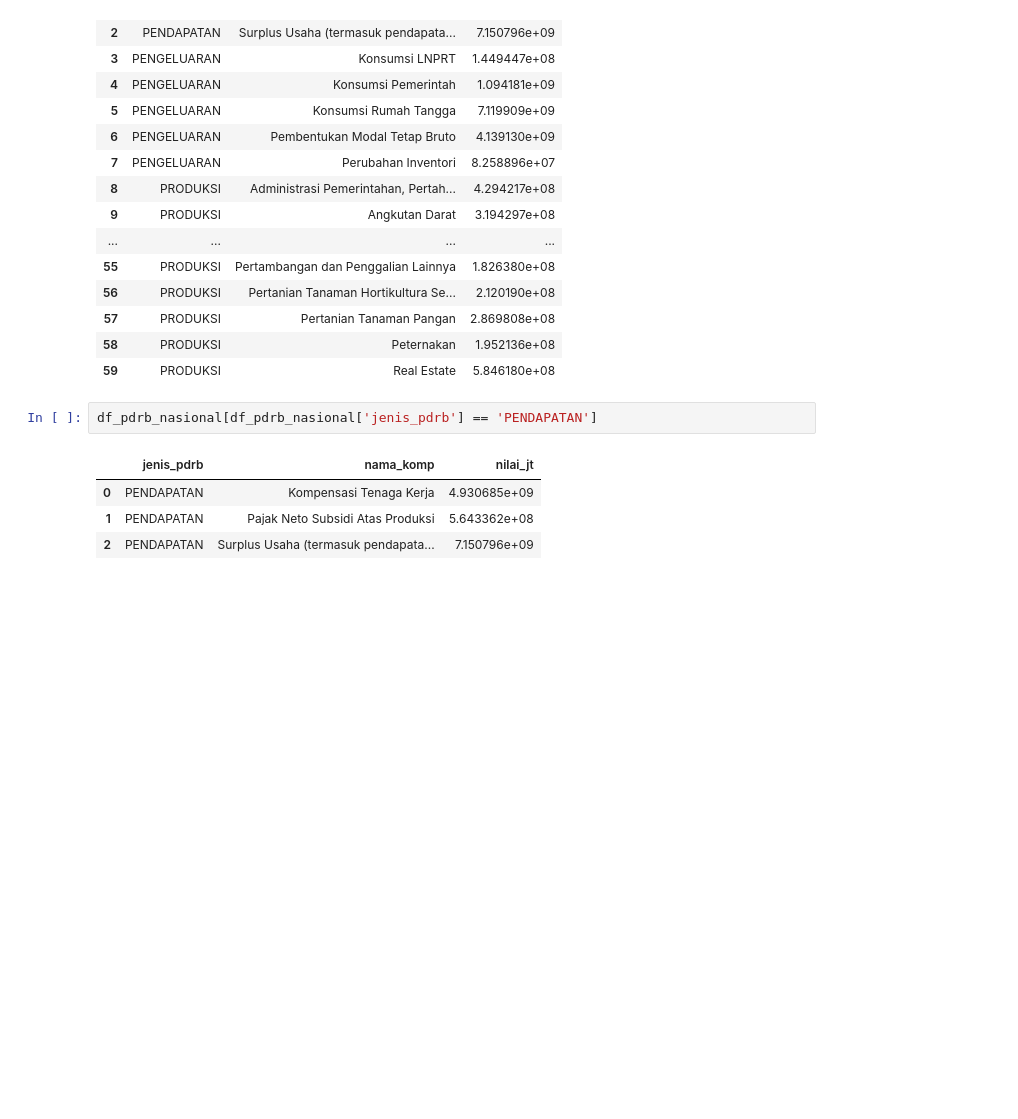
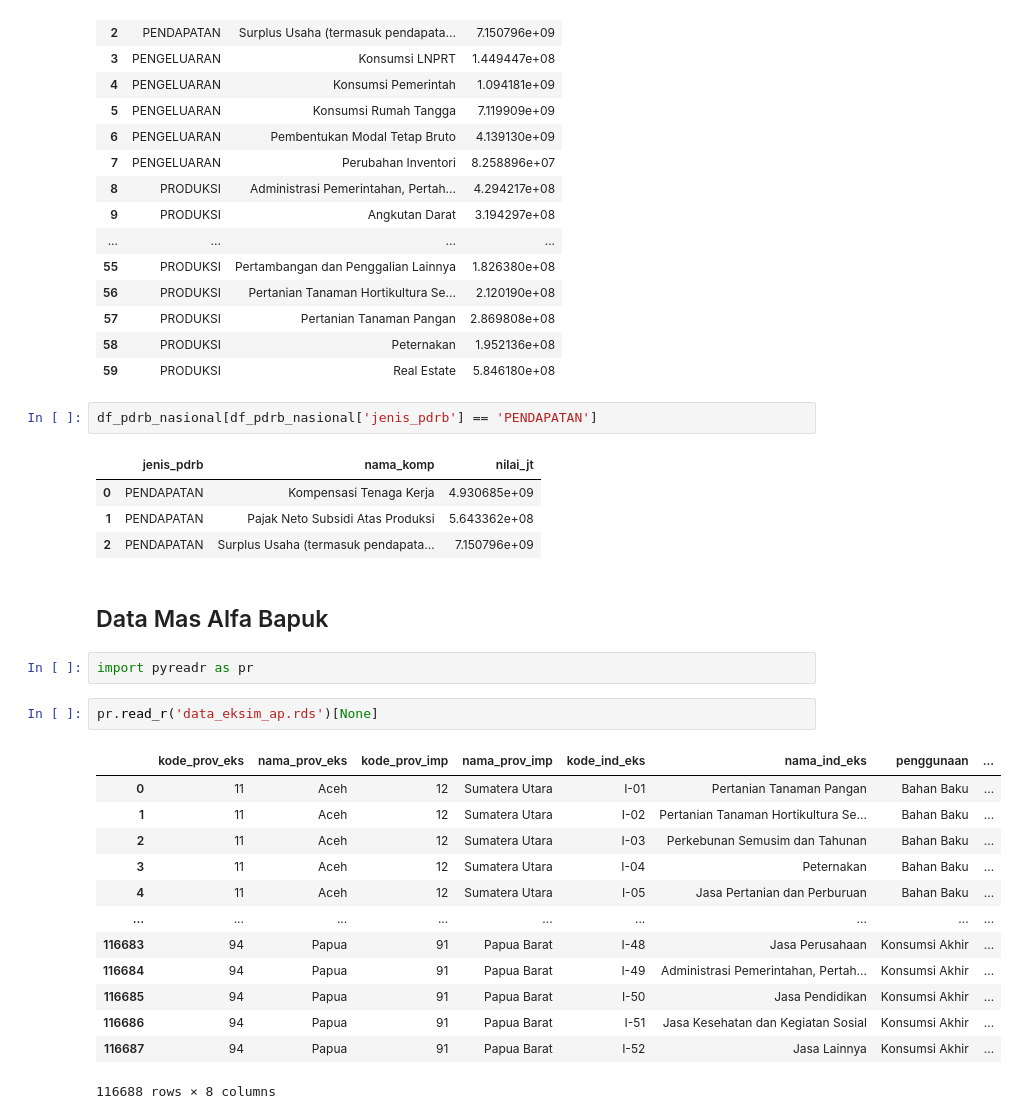
Before and after one commit to nurkhamidah/tryIRIO, a Jupyter notebook: temp.ipynb, the cells around one changed output. Saved outputs shown, nothing was run; the diff lists cells and outputs as text; blank space fills up the shorter version.

Commit message:
START ekspor-impor

```diff
--- a/temp.ipynb
+++ b/temp.ipynb
@@ -714,3 +714,23 @@ df_pdrb_nasional[df_pdrb_nasional['jenis_pdrb'] == 'PENDAPATAN']
 | 0 | PENDAPATAN | Kompensasi Tenaga Kerja | 4.930685e+09 |
 | 1 | PENDAPATAN | Pajak Neto Subsidi Atas Produksi | 5.643362e+08 |
 | 2 | PENDAPATAN | Surplus Usaha (termasuk pendapata... | 7.150796e+09 |
+# %% [markdown]
+## Data Mas Alfa Bapuk
+# %%
+import pyreadr as pr
+# %%
+pr.read_r('data_eksim_ap.rds')[None]
+# %% [output]
+|  | kode_prov_eks | nama_prov_eks | kode_prov_imp | nama_prov_imp | kode_ind_eks | nama_ind_eks | penggunaan | ... |
+| 0 | 11 | Aceh | 12 | Sumatera Utara | I-01 | Pertanian Tanaman Pangan | Bahan Baku | ... |
+| 1 | 11 | Aceh | 12 | Sumatera Utara | I-02 | Pertanian Tanaman Hortikultura Se... | Bahan Baku | ... |
+| 2 | 11 | Aceh | 12 | Sumatera Utara | I-03 | Perkebunan Semusim dan Tahunan | Bahan Baku | ... |
+| 3 | 11 | Aceh | 12 | Sumatera Utara | I-04 | Peternakan | Bahan Baku | ... |
+| 4 | 11 | Aceh | 12 | Sumatera Utara | I-05 | Jasa Pertanian dan Perburuan | Bahan Baku | ... |
+| ... | ... | ... | ... | ... | ... | ... | ... | ... |
+| 116683 | 94 | Papua | 91 | Papua Barat | I-48 | Jasa Perusahaan | Konsumsi Akhir | ... |
+| 116684 | 94 | Papua | 91 | Papua Barat | I-49 | Administrasi Pemerintahan, Pertah... | Konsumsi Akhir | ... |
+| 116685 | 94 | Papua | 91 | Papua Barat | I-50 | Jasa Pendidikan | Konsumsi Akhir | ... |
+| 116686 | 94 | Papua | 91 | Papua Barat | I-51 | Jasa Kesehatan dan Kegiatan Sosial | Konsumsi Akhir | ... |
+| 116687 | 94 | Papua | 91 | Papua Barat | I-52 | Jasa Lainnya | Konsumsi Akhir | ... |
+116688 rows × 8 columns
```
Also changed, not shown: 4 other files.
